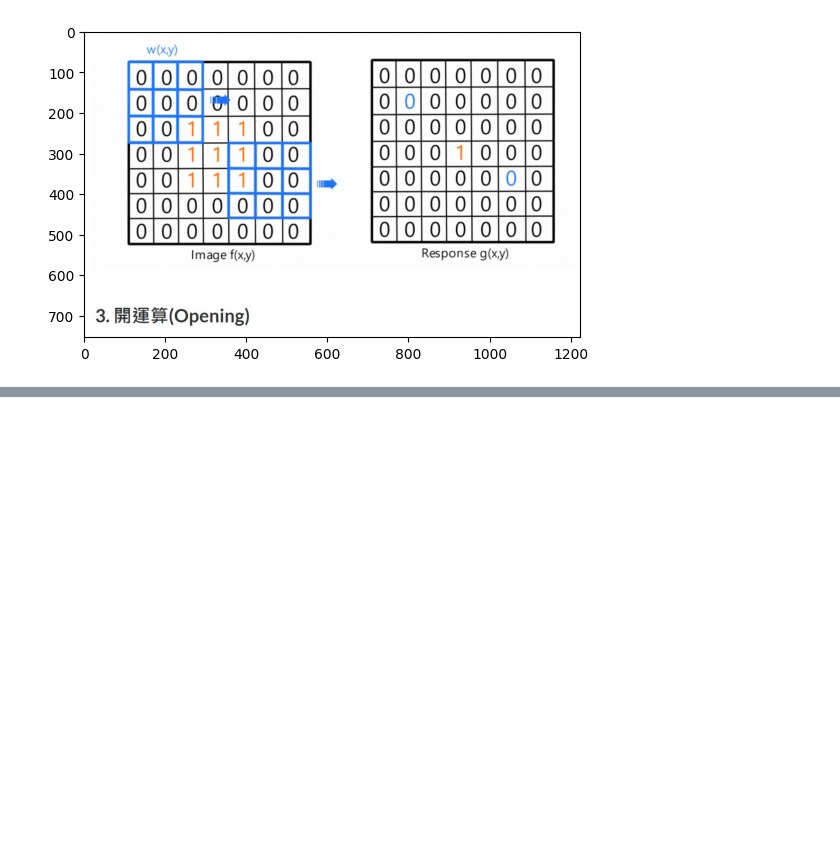
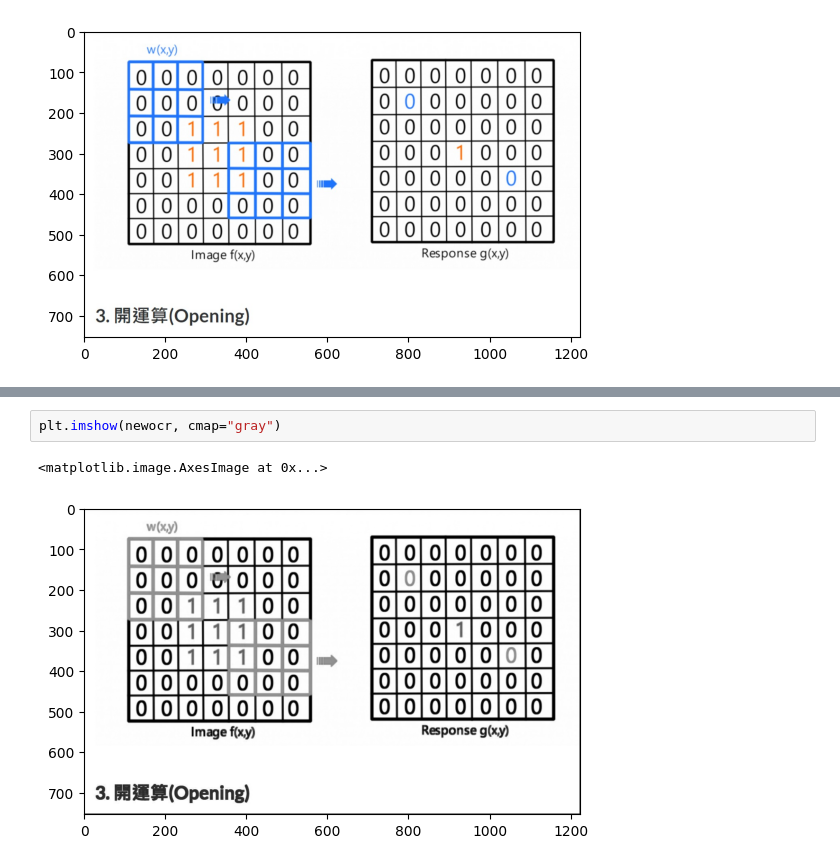
Before and after one commit to vcdemy/20240418, a Jupyter notebook: 20240418筆記.ipynb, the cells around one changed output, grey strips where cells are left out. Saved outputs shown, nothing was run; the diff lists cells and outputs as text; blank space fills up the shorter version.

```diff
--- a/20240418筆記.ipynb
+++ b/20240418筆記.ipynb
@@ -342,0 +368,5 @@ plt.imshow(ocr)
+# %%
+plt.imshow(newocr, cmap="gray")
+# %% [output]
+<matplotlib.image.AxesImage at 0x...>
+[figure, added]
```
Also changed, not shown: parts of 6 cells of this notebook.
